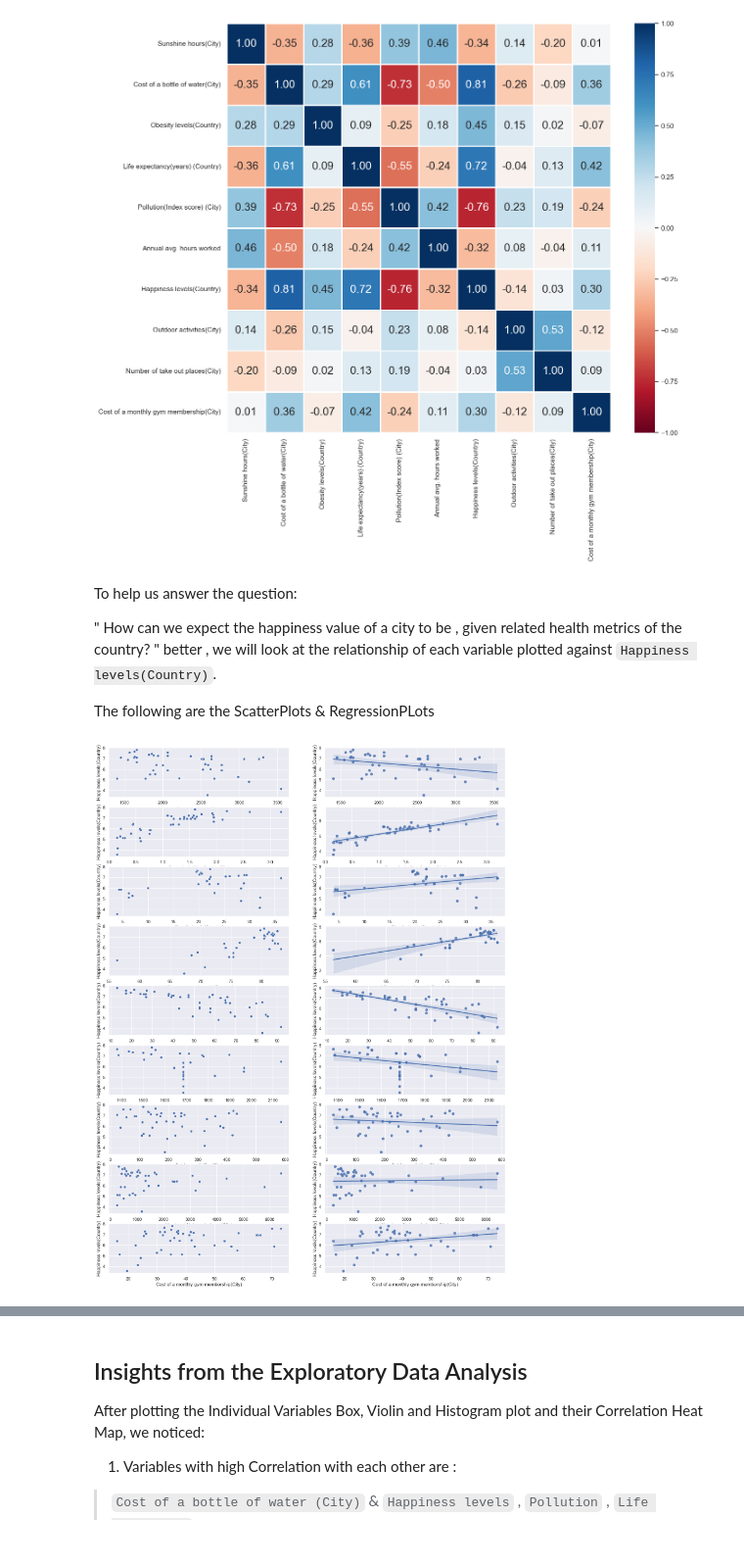
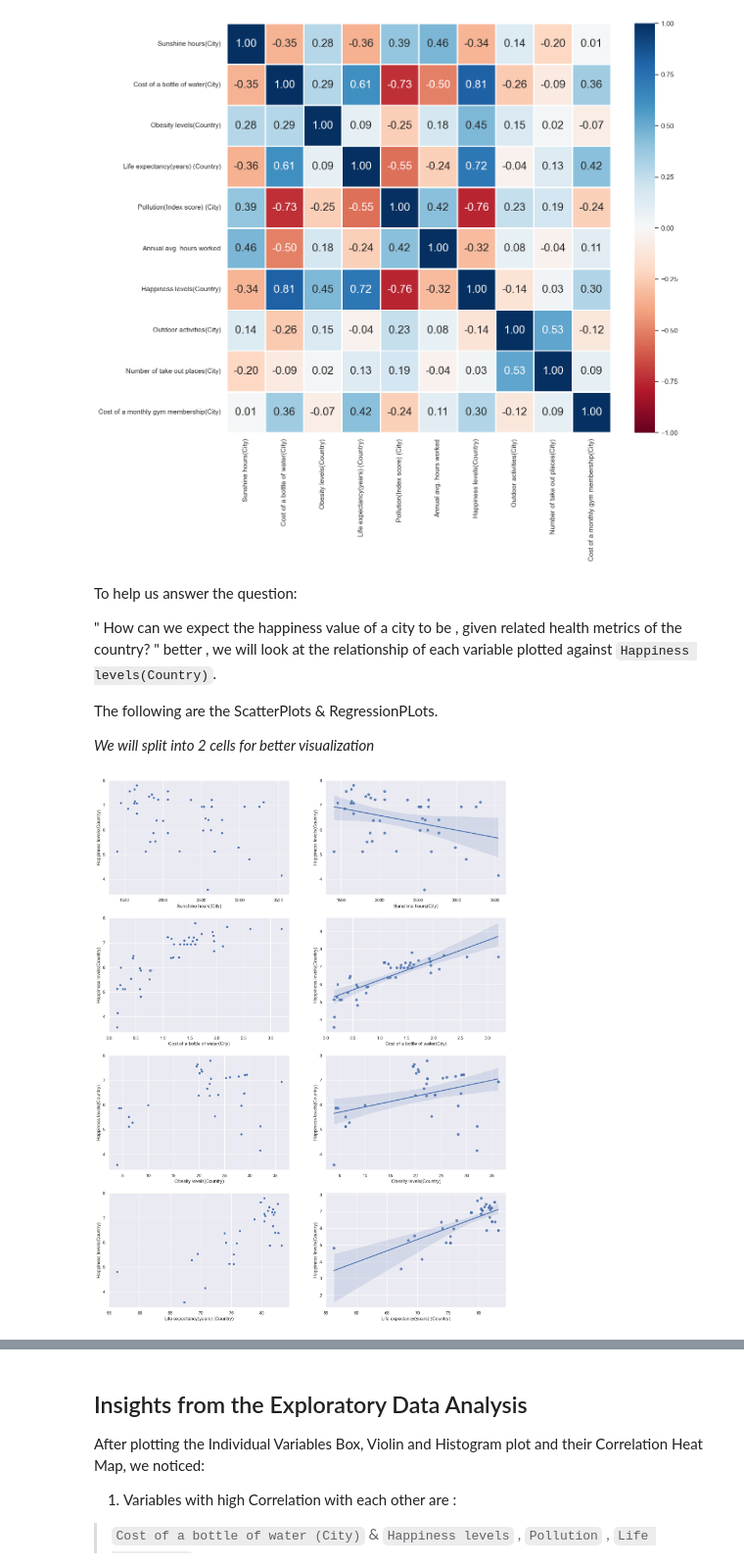
Before and after one commit to JaredNgwj/SC1015, a Jupyter notebook: SC1015 Full Project - City Happiness Level.ipynb, the cells around one changed output, grey strips where cells are left out. Shown at 98% size. Drawn from its saved outputs; the diff is of its cells as text; code cells hidden in the pictures.

```diff
--- a/SC1015 Full Project - City Happiness Level.ipynb
+++ b/SC1015 Full Project - City Happiness Level.ipynb
@@ -318,20 +318,24 @@ To help us answer the question:
 
 " How can we expect the happiness value of a city to be , given related health metrics of the country? " better , we will look at the relationship of each variable plotted against `Happiness levels(Country)`.
 
-The following are the ScatterPlots & RegressionPLots
+The following are the ScatterPlots & RegressionPLots.
+
+*We will split into 2 cells for better visualization*
 # %%
-f, axes = plt.subplots(9, 2, figsize=(18, 24))
+f, axes = plt.subplots(4, 2, figsize=(18, 24))
 
 CityDataEDACopy = CityDataEDA.copy()
-y = CityDataEDA['Happiness levels(Country)']
-CityDataEDA = CityDataEDA.drop('Happiness levels(Country)', axis=1)
+y = CityDataEDACopy['Happiness levels(Country)']
+CityDataEDACopy = CityDataEDACopy.drop('Happiness levels(Country)', axis=1)
+
+CityDataEDACopy1 = CityDataEDACopy.iloc[:, 0:4]
 
 count = 0
-for var in CityDataEDA:
-    sb.scatterplot(data=CityDataEDA , x= CityDataEDA[var], y = y, ax = axes[count,0])
-    sb.regplot(data=CityDataEDA , x= CityDataEDA[var] ,  y = y, ax = axes[count,1])
+for var in CityDataEDACopy1:
+    sb.scatterplot(data=CityDataEDACopy1 , x= CityDataEDACopy1[var], y = y, ax = axes[count,0])
+    sb.regplot(data=CityDataEDACopy1 , x= CityDataEDACopy1[var] ,  y = y, ax = axes[count,1])
     count +=1
 
 plt.show()
 # %% [output]
-[figure, old version]
+[figure, new version]
```
Also changed, not shown: parts of 17 cells of this notebook.
